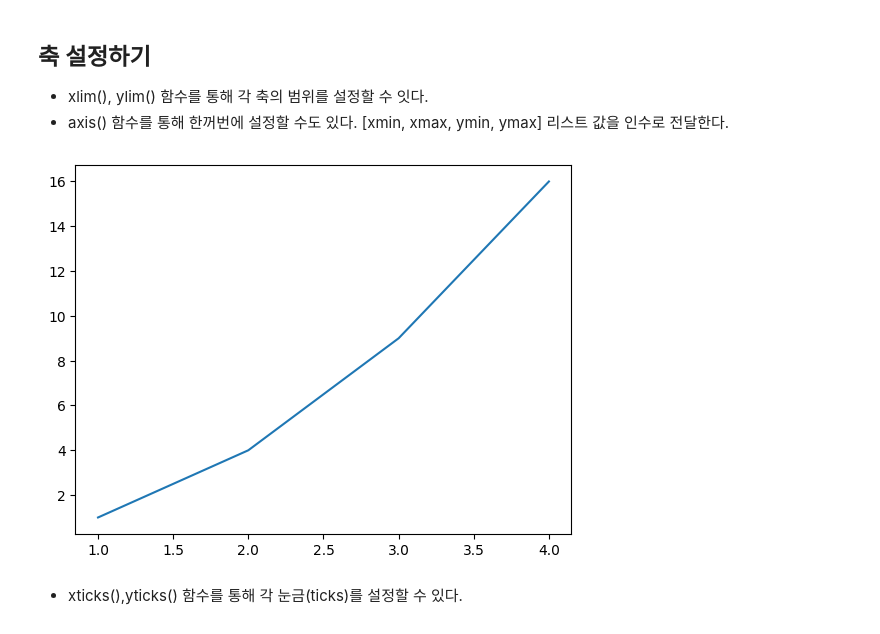
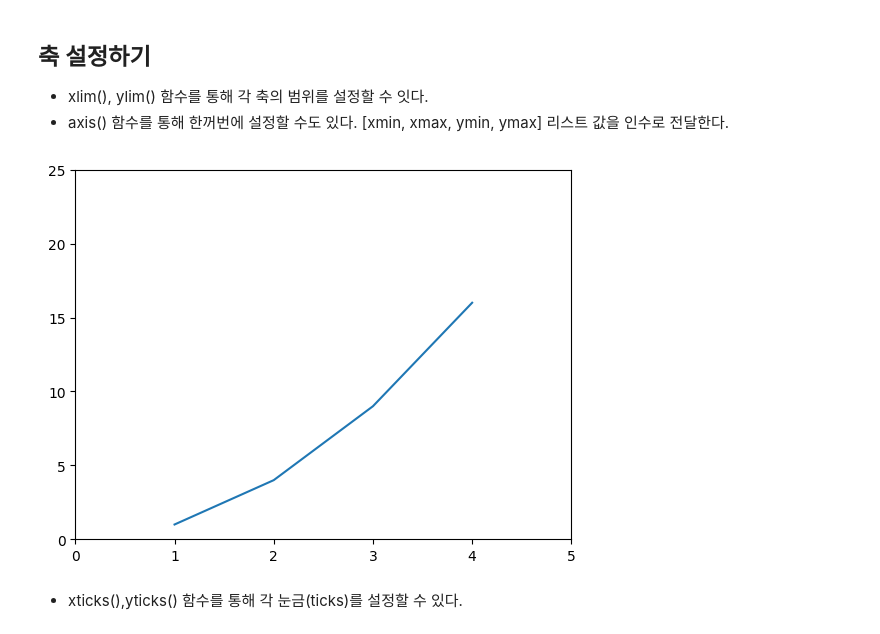
Before and after one commit to jjh9329/numpy-study, a Jupyter notebook: 03.Visualization/Matplotlib 실습.ipynb, the cells around one changed output. Drawn from its saved outputs; the diff is of its cells as text; code cells hidden in the pictures.

```diff
--- a/03.Visualization/Matplotlib 실습.ipynb
+++ b/03.Visualization/Matplotlib 실습.ipynb
@@ -179,13 +179,15 @@ plt.show()
 - xlim(), ylim() 함수를 통해 각 축의 범위를 설정할 수 잇다.
 - axis() 함수를 통해 한꺼번에 설정할 수도 있다. [xmin, xmax, ymin, ymax] 리스트 값을 인수로 전달한다.
 # %%
+import numpy as np
+import matplotlib.pyplot as plt
 plt.plot([1,2,3,4],[1,4,9,16])
 # plt.xlim(0,5)
-# plt.ylim(0,25)
-# plt.axis([0,5,0,25])
+plt.ylim(0,25)
+plt.axis([0,5,0,25])
 plt.show()
 # %% [output]
-[figure, old version]
+[figure, new version]
 # %% [markdown]
 -  xticks(),yticks() 함수를 통해 각 눈금(ticks)를 설정할 수 있다.
 # %%
```
Also changed, not shown: 2 other files.
